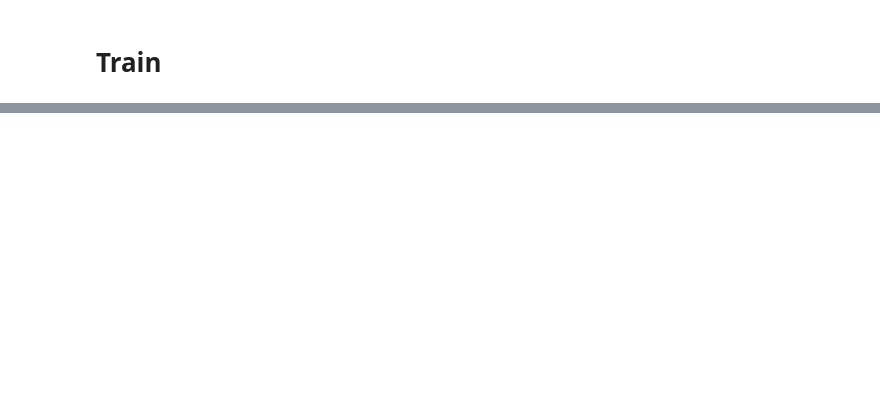
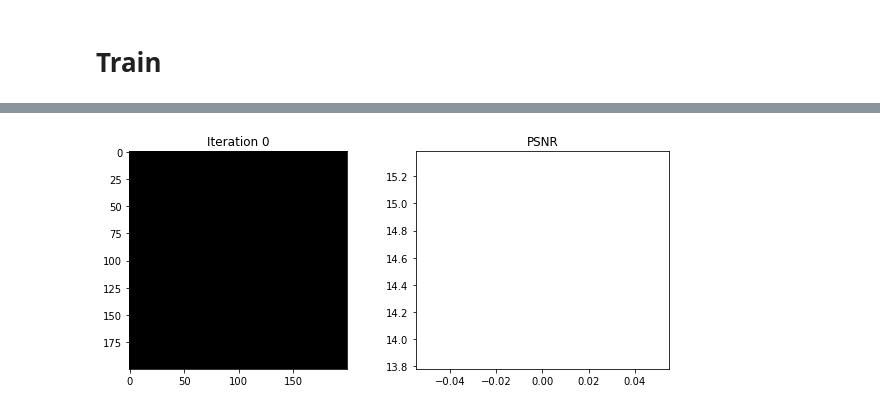
Before and after one commit to Jiayi-Pan/NeRF, a Jupyter notebook: NeRF.ipynb, the cells around one changed output, grey strips where cells are left out. Saved outputs shown, nothing was run; the diff lists cells and outputs as text; code cells hidden in the pictures; blank space fills up the shorter version.

Commit message:
update training

```diff
--- a/NeRF.ipynb
+++ b/NeRF.ipynb
@@ -26,6 +28,7 @@ Load config from config files.
 sys.path.append(os.getcwd())
 # choose between ship, lego
 import configs.ship, configs.lego
+sample_t: tuple = (2,6)
 # change config file here
 config = configs.lego
 # %% [markdown]
@@ -69,3 +92,90 @@ print(enc_x)
 # Train
 # %%
 # One iteration of TinyNeRF (forward pass).
+# %%
+from nerf.model import NeRF
+from nerf.nerf_helper import nerf_iter_once
+
+# parameters
+L_pos = 10
+L_dir = 4
+depth_samples_per_ray = 32
+
+chunksize = 8192
+lr = 5e-3
+betas=(0.9, 0.999)
+num_it = 100
+display_every = 10
+
+# load validation data
+imgs_val, poses_val, int_mat_val = load_blender(config.datadir, data_type="val",scale_factor=2, device=DEVICE)
+num_val = imgs_val.shape[0]
+
+# models
+model = NeRF(ch_in_pos=6*L_pos, ch_in_dir=6*L_dir, fc_width=64)
+model.to(DEVICE)
+
+optimizer = torch.optim.Adam(
+    model.parameters(),
+    lr=lr,
+    betas=betas,
+)
+
+# train
+psnrs = []
+its = []
+for i in range(num_it):
+    gt_img_idx = np.random.randint(img_n)
+    gt_img = imgs[gt_img_idx].to(DEVICE)
+    gt_c2w = poses[gt_img_idx]
+
+    pred_rgb,_ = nerf_iter_once(
+                model,
+                (img_h, img_w),
+                int_mat,
+                gt_c2w,
+                sample_t,
+                num_samples=4
+                )
+
+    print(pred_rgb[0,0])
+    loss = torch.nn.functional.mse_loss(pred_rgb, gt_img[...,:3])
+    loss.backward()
+    optimizer.step()
+    optimizer.zero_grad()
+
+    if i % display_every == 0:
+        val_idx = 1
+        val_img = imgs[val_idx].to(DEVICE)
+        val_c2w = poses[val_idx]
+        # val_idx = np.random.randint(num_val)
+        # val_img = imgs_val[val_idx].to(DEVICE)
+        # val_c2w = poses_val[val_idx]
+
+        pred_rgb,_ = nerf_iter_once(
+                model,
+                (img_h, img_w),
+                int_mat,
+                val_c2w,
+                sample_t,
+                num_samples=4
+                )
+
+        print("val pred_rgb", pred_rgb.shape)
+        loss = torch.nn.functional.mse_loss(pred_rgb, val_img[...,:3])
+        print("Iteration ", i)
+        print("Val loss: ", loss)
+
+        psnr = -10. * torch.log10(loss)
+        psnrs.append(psnr.item())
+        its.append(i)
+
+        plt.figure(figsize=(10, 4))
+        plt.subplot(121)
+        plt.imshow(pred_rgb.detach().cpu().numpy())
+        plt.title(f"Iteration {i}")
+        plt.subplot(122)
+        plt.plot(its, psnrs)
+        plt.title("PSNR")
+        plt.show()
+# %% [output]
@@ -71,0 +186 @@ print(enc_x)
+[figure, added]
```
Also changed, not shown: parts of 6 cells of this notebook, 4 other files.
